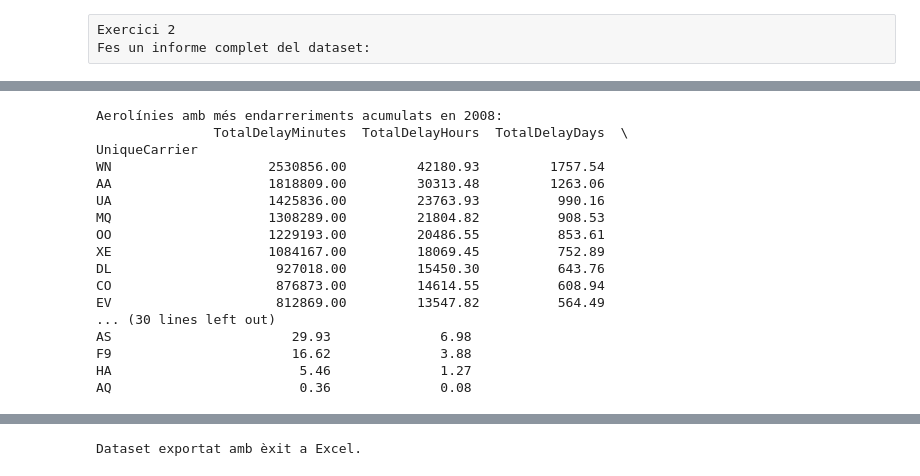
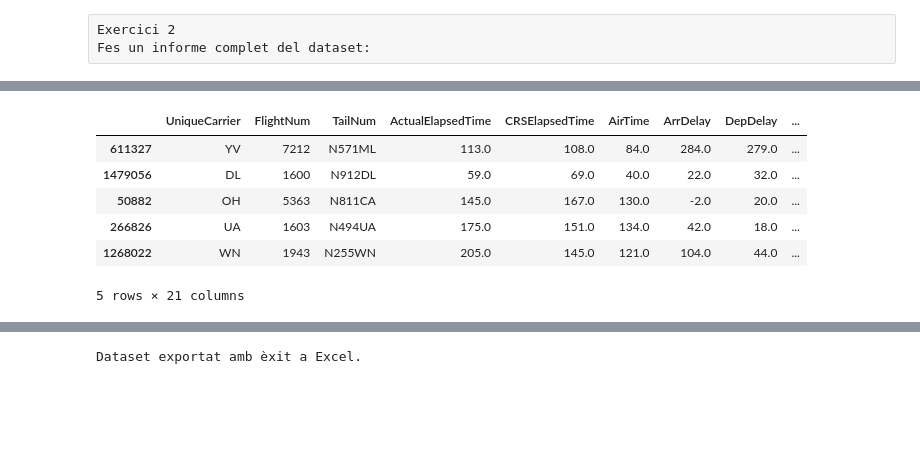
Before and after one commit to moleculekid/DS_ITACADEMY, a Jupyter notebook: Sprint 3/Tasca_M3_T02.ipynb, the cells around one changed output, grey strips where cells are left out. Saved outputs shown, nothing was run; the diff lists cells and outputs as text; code cells hidden in the pictures; blank space fills up the shorter version.

```diff
--- a/Sprint 3/Tasca_M3_T02.ipynb
+++ b/Sprint 3/Tasca_M3_T02.ipynb
@@ -139,0 +189,5 @@ dtype: int64
+# %%
+delayed_df_red = delayed_df_red.drop(delayed_df_red[delayed_df_red['Cancelled']>0].index)
+delayed_df_red = delayed_df_red.drop(delayed_df_red[delayed_df_red['Diverted']>0].index)
+
+delayed_df_red.apply(lambda x: x['Cancelled'] > 0, axis=1).sum()
@@ -139,0 +224,3 @@ dtype: int64
+# %%
+delayed_df_red=delayed_df_red.fillna(0)
+delayed_df_red.isnull().sum()
@@ -140,17 +247,17 @@ dtype: int64
 # %%
 # Crea columnes noves:
 # Velocitat mitjana del vol (milles per minut)
-final_df['VelocitatMitjana'] = final_df['Distance'] / final_df['AirTime']
+delayed_df_red['VelocitatMitjana'] = delayed_df_red['Distance'] / delayed_df_red['AirTime']
 
 # Afegim una nova columna 'ArribatTard' amb valor 1 si té més de 15 minuts de retard, 0 si no)
-final_df['ArribatTard'] = (final_df['ArrDelay'] > 15).astype(int)
+delayed_df_red['ArribatTard'] = (delayed_df_red['ArrDelay'] > 15).astype(int)
 
 # Comptem el nombre de vols amb retard (assumint que un vol amb retard té retard > 0)
-nombre_vols_amb_retard = len(final_df[final_df['ArrDelay'] > 0])
-nombre_total_vols = len(final_df)
+nombre_vols_amb_retard = len(delayed_df_red[delayed_df_red['ArrDelay'] > 0])
+nombre_total_vols = len(delayed_df_red)
 percentatge_vols_amb_retard = (nombre_vols_amb_retard / nombre_total_vols) * 100
 # Mostrem el percentatge
 print(f"Percentatge de vols amb retard al 2008: {percentatge_vols_amb_retard:.2f}%")
 
-print(final_df.head())
+print(delayed_df_red.head())
 # %% [output]
@@ -174,36 +281,15 @@ Percentatge de vols amb retard al 2008: 89.08%
 # %%
-# Crear una taula de les aerolínies amb més endarreriments acumulats: per facilitar la lectura, he fet que es pugui veure el temps en minuts, hores, dies, setmanes i mesos:
-final_df['TotalDelayMinutes'] = final_df['ArrDelay'] + final_df['DepDelay']
-final_df['TotalDelayHours'] = final_df['TotalDelayMinutes'] / 60 #minuts
-final_df['TotalDelayDays'] = final_df['TotalDelayHours'] / 24  # dies
-final_df['TotalDelayWeeks'] = final_df['TotalDelayHours'] / 168  # setmanes
-final_df['TotalDelayMonths'] = final_df['TotalDelayHours'] / (30 * 24)  # mesos (mes de 30 díes)
+# # Comprovem si l'avió ha arribat tard o no en funció del valor del camp 'ArrDelay'.
+# Si aquest és >= 0 considerem que sí que ha arribat tard. Col·loquem la nova columna al costat de la columna "ArrDelay".
 
-# Agrupar per aerolínia i calcular l'endarreriment total per cada aerolínia:
-airline_delays = final_df.groupby('UniqueCarrier')[['TotalDelayMinutes', 'TotalDelayHours', 'TotalDelayDays', 'TotalDelayWeeks', 'TotalDelayMonths']].sum()
-
-# Codi trobat perque els numeros es puguin llegir sense notació cientifica
-pd.set_option('display.float_format', '{:.2f}'.format)
-
-# Mostra la taula de les companyies aèries amb més retards acumulats, arrodonint a dos decimals
-rounded_airline_delays = airline_delays.round(2)
-print("Aerolínies amb més endarreriments acumulats en 2008:")
-print(rounded_airline_delays.sort_values(by='TotalDelayMinutes', ascending=False))
+delayed_df_red['Delayed'] = np.where(delayed_df_red['ArrDelay'] >= 0, 1, 0)
+delayed_df_red.insert(8, 'Delayed', delayed_df_red.pop('Delayed'))
+delayed_df_red.head()
 # %% [output]
+|  | UniqueCarrier | FlightNum | TailNum | ActualElapsedTime | CRSElapsedTime | AirTime | ArrDelay | DepDelay | ... |
+| 611327 | YV | 7212 | N571ML | 113.0 | 108.0 | 84.0 | 284.0 | 279.0 | ... |
+| 1479056 | DL | 1600 | N912DL | 59.0 | 69.0 | 40.0 | 22.0 | 32.0 | ... |
+| 50882 | OH | 5363 | N811CA | 145.0 | 167.0 | 130.0 | -2.0 | 20.0 | ... |
+| 266826 | UA | 1603 | N494UA | 175.0 | 151.0 | 134.0 | 42.0 | 18.0 | ... |
+| 1268022 | WN | 1943 | N255WN | 205.0 | 145.0 | 121.0 | 104.0 | 44.0 | ... |
-Aerolínies amb més endarreriments acumulats en 2008:
-               TotalDelayMinutes  TotalDelayHours  TotalDelayDays  \
-UniqueCarrier
-WN                    2530856.00         42180.93         1757.54
-AA                    1818809.00         30313.48         1263.06
-UA                    1425836.00         23763.93          990.16
-MQ                    1308289.00         21804.82          908.53
-OO                    1229193.00         20486.55          853.61
-XE                    1084167.00         18069.45          752.89
-DL                     927018.00         15450.30          643.76
-CO                     876873.00         14614.55          608.94
-EV                     812869.00         13547.82          564.49
-... (30 lines left out)
-AS                       29.93              6.98
-F9                       16.62              3.88
-HA                        5.46              1.27
-AQ                        0.36              0.08
+5 rows × 21 columns
```
Also changed, not shown: parts of 32 cells of this notebook.
